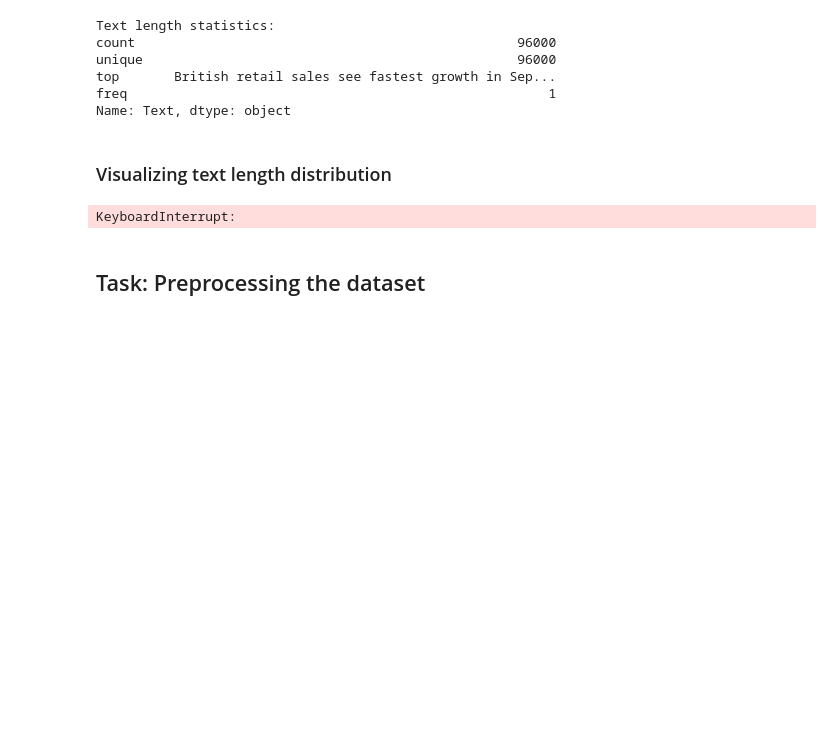
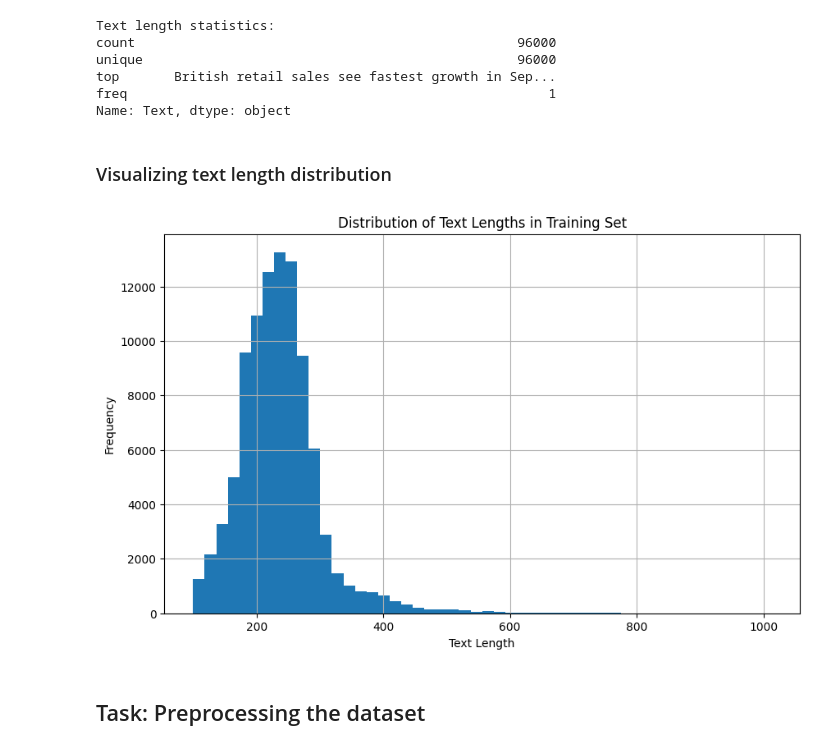
Before and after one commit to Sridipta-Roy/GenAI-Labs, a Jupyter notebook: Week_6/Self Attention/Assignment.ipynb, the cells around one changed output. Saved outputs shown, nothing was run; the diff lists cells and outputs as text; code cells hidden in the pictures; blank space fills up the shorter version.

```diff
--- a/Week_6/Self Attention/Assignment.ipynb
+++ b/Week_6/Self Attention/Assignment.ipynb
@@ -184,13 +184,13 @@ Name: Text, dtype: object
 # %%
 # Visualize text length distribution
 plt.figure(figsize=(10, 6))
-train_data['Text'].hist(bins=50)
+train_data['Text'].str.len().hist(bins=50)
 plt.title('Distribution of Text Lengths in Training Set')
 plt.xlabel('Text Length')
 plt.ylabel('Frequency')
 plt.show()
 # %% [output]
-KeyboardInterrupt:
+[figure, added]
 # %% [markdown]
 ## Task: Preprocessing the dataset
 # %% [markdown]
```
Also changed, not shown: parts of 7 cells of this notebook.
